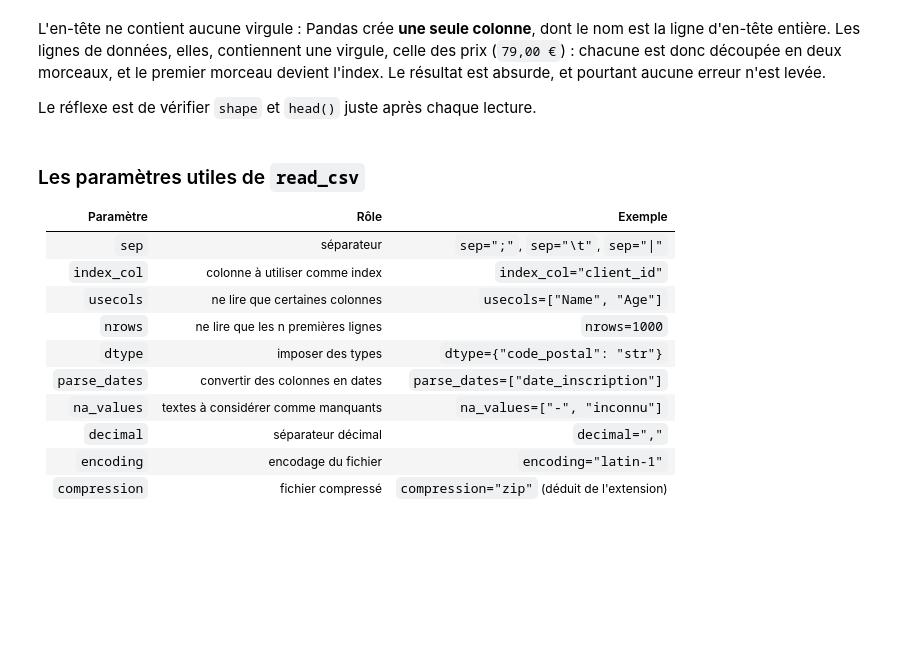
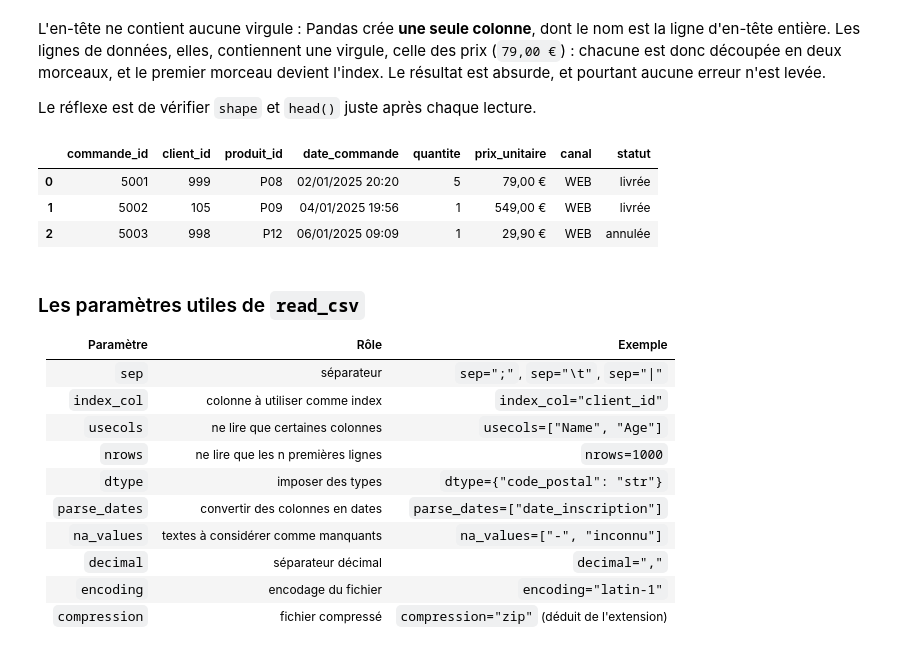
Before and after one commit to Davit-Ners-Bstorm/TECHNOFUTUR-DEV-IA-pandas, a Jupyter notebook: cours/03_import_export.ipynb, the cells around one changed output. Drawn from its saved outputs; the diff is of its cells as text; code cells hidden in the pictures; blank space fills up the shorter version.

```diff
--- a/cours/03_import_export.ipynb
+++ b/cours/03_import_export.ipynb
@@ -41,6 +53,12 @@ Le réflexe est de vérifier `shape` et `head()` juste après chaque lecture.
 # %%
 brut = pd.read_csv("../donnees/demo/commandes_brutes.csv", sep=";")
 brut.shape
+brut.head(3)
+# %% [output]
+|  | commande_id | client_id | produit_id | date_commande | quantite | prix_unitaire | canal | statut |
+| 0 | 5001 | 999 | P08 | 02/01/2025 20:20 | 5 | 79,00 € | WEB | livrée |
+| 1 | 5002 | 105 | P09 | 04/01/2025 19:56 | 1 | 549,00 € | WEB | livrée |
+| 2 | 5003 | 998 | P12 | 06/01/2025 09:09 | 1 | 29,90 € | WEB | annulée |
 # %% [markdown]
 ### Les paramètres utiles de `read_csv`
 
```
Also changed, not shown: parts of 29 cells of this notebook, 1 other file.
